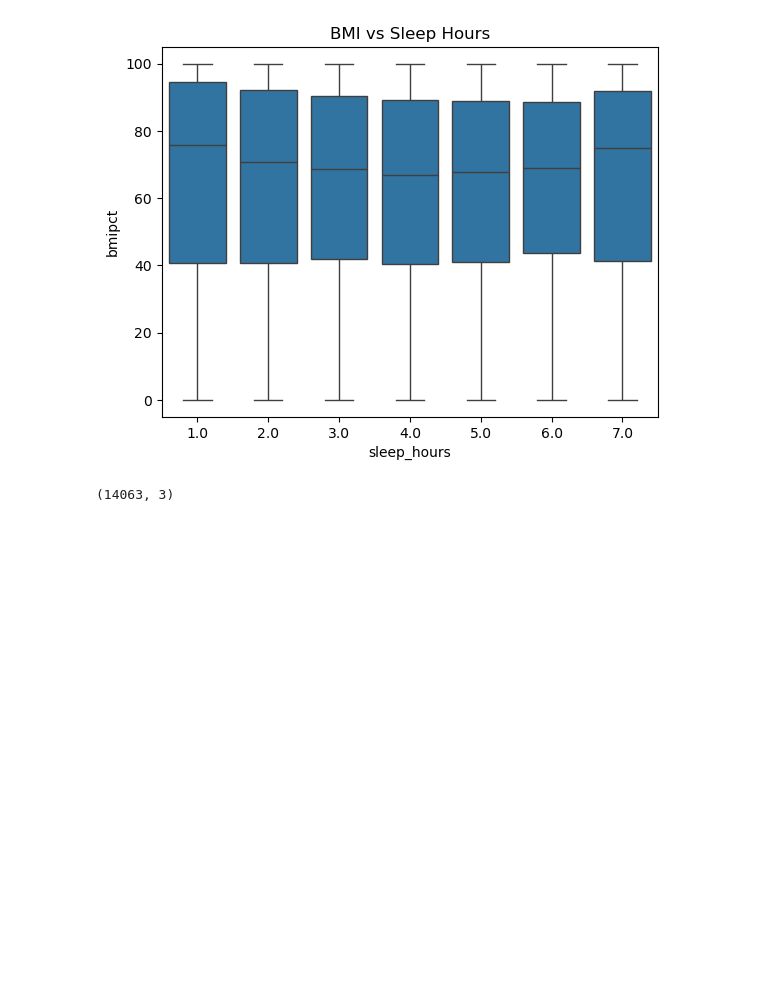
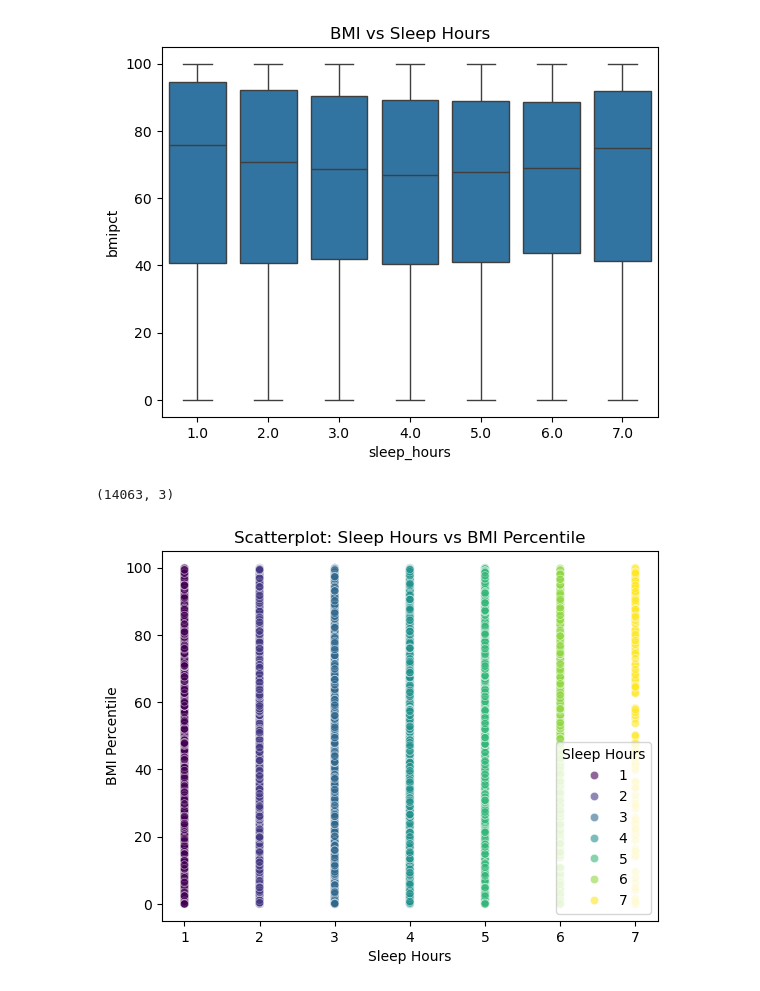
Before and after one commit to spirit-web/week2-cleaning-dataset-yrbs, a Jupyter notebook: notebooks/03_eda_mahtab.ipynb, the cells around one changed output. Saved outputs shown, nothing was run; the diff lists cells and outputs as text; code cells hidden in the pictures; blank space fills up the shorter version.

```diff
--- a/notebooks/03_eda_mahtab.ipynb
+++ b/notebooks/03_eda_mahtab.ipynb
@@ -42,3 +42,22 @@ plt.show()
 print(df_mahtab.shape)
 # %% [output]
 (14063, 3)
+# %%
+sns.scatterplot(
+    x="sleep_hours",
+    y="bmipct",
+    data=df_mahtab,
+    hue="sleep_hours",
+    palette="viridis",
+    alpha=0.6
+)
+
+plt.title("Scatterplot: Sleep Hours vs BMI Percentile")
+plt.xlabel("Sleep Hours")
+plt.ylabel("BMI Percentile")
+
+plt.legend(title="Sleep Hours")
+
+plt.show()
+# %% [output]
+[figure, added]
```
Also changed, not shown: parts of 6 cells of this notebook.
